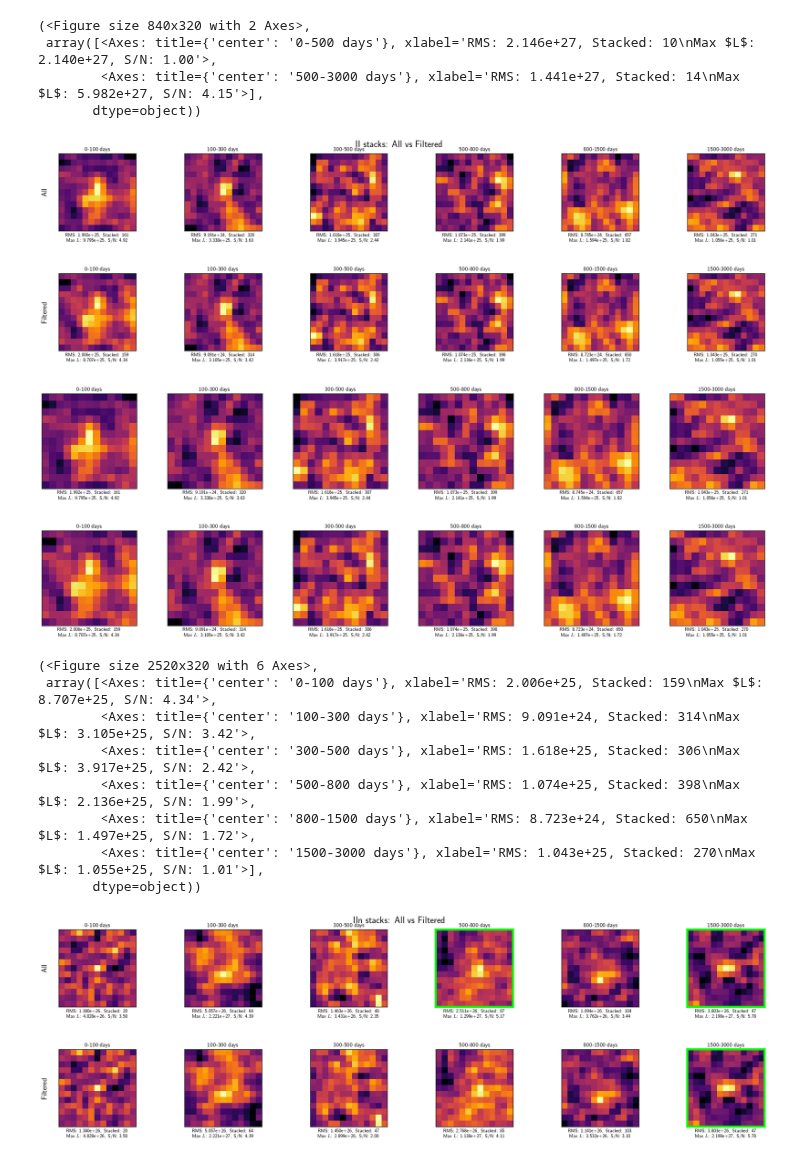
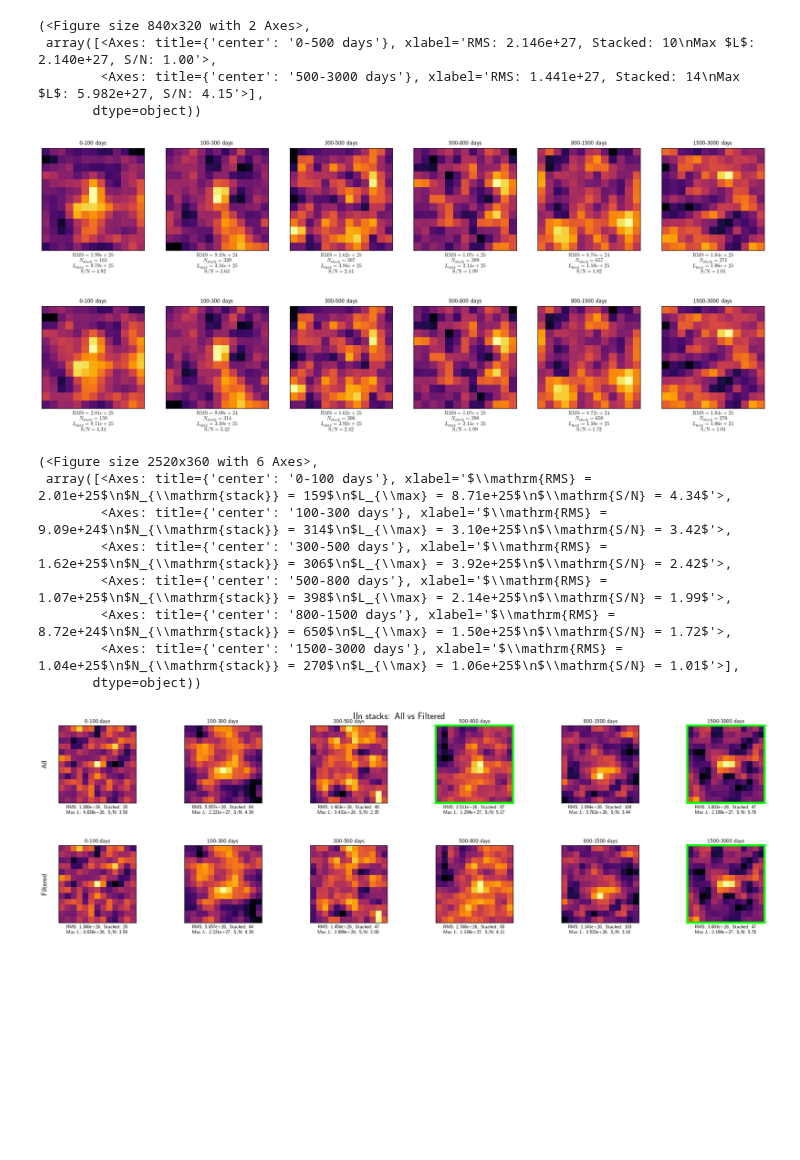
Before and after one commit to JackPope11/bts_vlass_cross_matching, a Jupyter notebook: stacking_plots.ipynb, the cells around one changed output. Drawn from its saved outputs; the diff is of its cells as text; code cells hidden in the pictures; blank space fills up the shorter version.

```diff
--- a/stacking_plots.ipynb
+++ b/stacking_plots.ipynb
@@ -251,22 +535,21 @@ plot_stacks_for_type(filtered_stacked_df, which_type = "Ia-CSM",
         <Axes: title={'center': '500-3000 days'}, xlabel='RMS: 1.441e+27, Stacked: 14\nMax $L$: 5.982e+27, S/N: 4.15'>],
        dtype=object))
 # %%
-plot_stacks_for_type_combined(unfiltered_stacked_df, filtered_stacked_df, 'II')
+
 plot_stacks_for_type(unfiltered_stacked_df, which_type = "II",
                      ncols = 6)
 plot_stacks_for_type(filtered_stacked_df, which_type = "II",
                      ncols = 6)
 # %% [output]
-[figure, old version]
+[figure, new version]
-[figure, old version]
+[figure, new version]
-[figure, removed]
-(<Figure size 2520x320 with 6 Axes>,
- array([<Axes: title={'center': '0-100 days'}, xlabel='RMS: 2.006e+25, Stacked: 159\nMax $L$: 8.707e+25, S/N: 4.34'>,
-        <Axes: title={'center': '100-300 days'}, xlabel='RMS: 9.091e+24, Stacked: 314\nMax $L$: 3.105e+25, S/N: 3.42'>,
-        <Axes: title={'center': '300-500 days'}, xlabel='RMS: 1.618e+25, Stacked: 306\nMax $L$: 3.917e+25, S/N: 2.42'>,
-        <Axes: title={'center': '500-800 days'}, xlabel='RMS: 1.074e+25, Stacked: 398\nMax $L$: 2.136e+25, S/N: 1.99'>,
-        <Axes: title={'center': '800-1500 days'}, xlabel='RMS: 8.723e+24, Stacked: 650\nMax $L$: 1.497e+25, S/N: 1.72'>,
-        <Axes: title={'center': '1500-3000 days'}, xlabel='RMS: 1.043e+25, Stacked: 270\nMax $L$: 1.055e+25, S/N: 1.01'>],
+(<Figure size 2520x360 with 6 Axes>,
+ array([<Axes: title={'center': '0-100 days'}, xlabel='$\\mathrm{RMS} = 2.01e+25$\n$N_{\\mathrm{stack}} = 159$\n$L_{\\max} = 8.71e+25$\n$\\mathrm{S/N} = 4.34$'>,
+        <Axes: title={'center': '100-300 days'}, xlabel='$\\mathrm{RMS} = 9.09e+24$\n$N_{\\mathrm{stack}} = 314$\n$L_{\\max} = 3.10e+25$\n$\\mathrm{S/N} = 3.42$'>,
+        <Axes: title={'center': '300-500 days'}, xlabel='$\\mathrm{RMS} = 1.62e+25$\n$N_{\\mathrm{stack}} = 306$\n$L_{\\max} = 3.92e+25$\n$\\mathrm{S/N} = 2.42$'>,
+        <Axes: title={'center': '500-800 days'}, xlabel='$\\mathrm{RMS} = 1.07e+25$\n$N_{\\mathrm{stack}} = 398$\n$L_{\\max} = 2.14e+25$\n$\\mathrm{S/N} = 1.99$'>,
+        <Axes: title={'center': '800-1500 days'}, xlabel='$\\mathrm{RMS} = 8.72e+24$\n$N_{\\mathrm{stack}} = 650$\n$L_{\\max} = 1.50e+25$\n$\\mathrm{S/N} = 1.72$'>,
+        <Axes: title={'center': '1500-3000 days'}, xlabel='$\\mathrm{RMS} = 1.04e+25$\n$N_{\\mathrm{stack}} = 270$\n$L_{\\max} = 1.06e+25$\n$\\mathrm{S/N} = 1.01$'>],
        dtype=object))
 # %%
 plot_stacks_for_type_combined(unfiltered_stacked_df, filtered_stacked_df, 'IIn')
```
Also changed, not shown: parts of 12 cells of this notebook, 14 other files.
